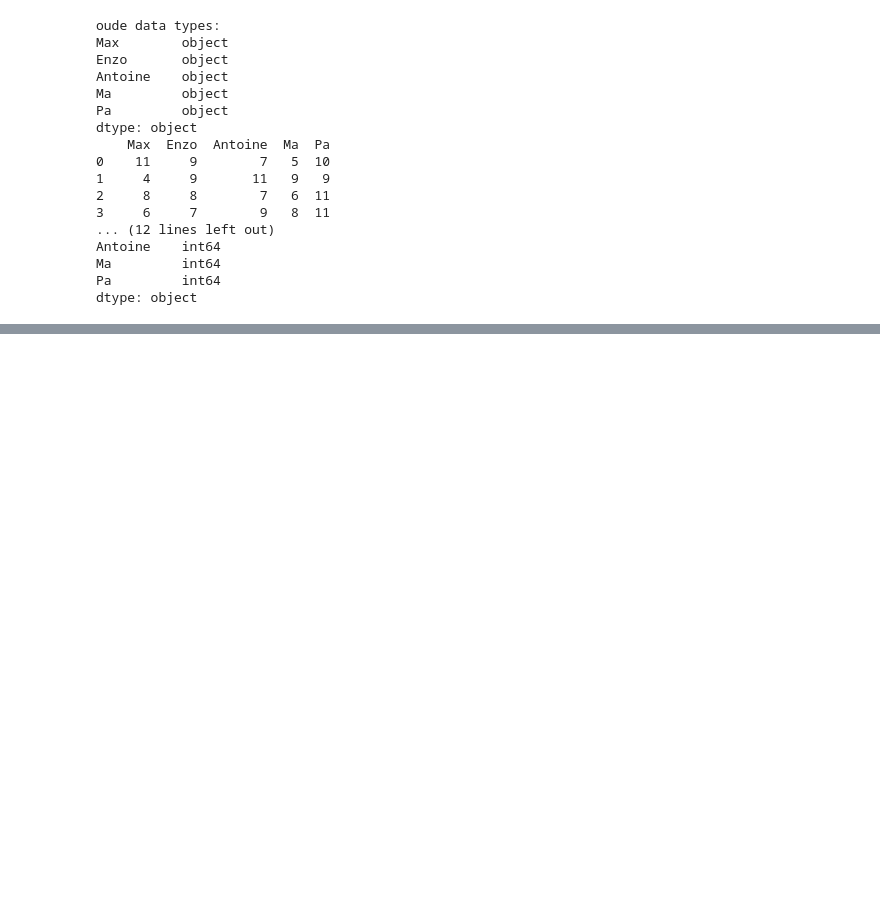
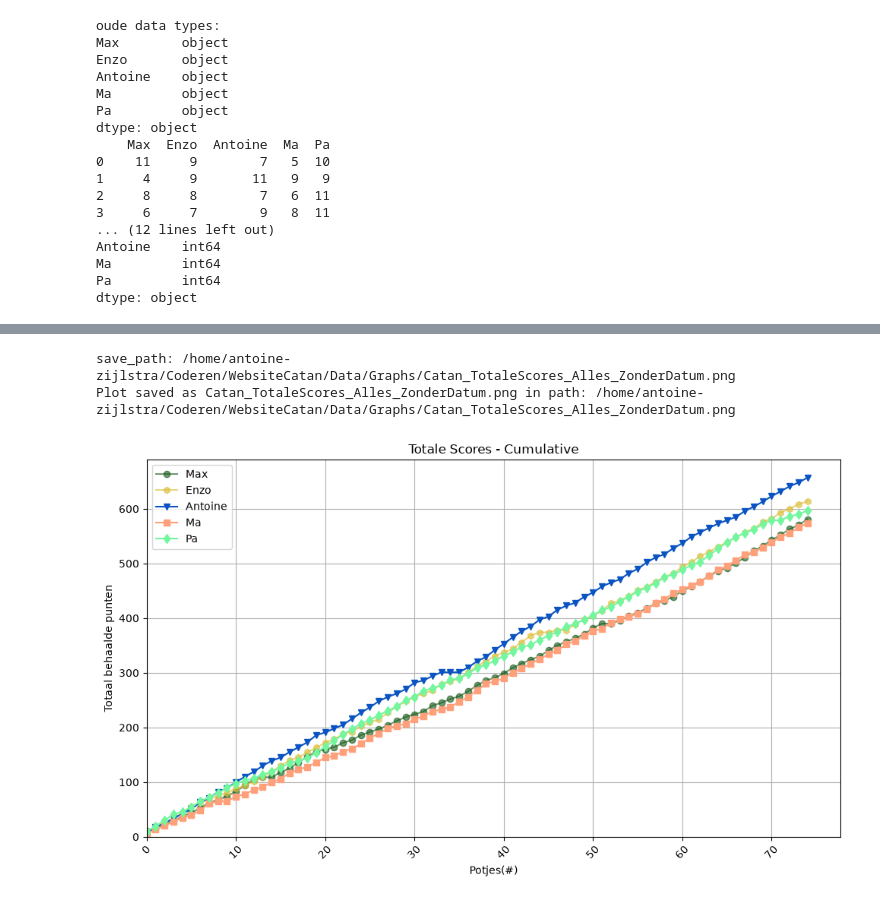
Before and after one commit to BroederZ/WebsiteCatan, a Jupyter notebook: Data/Catan_Data_Verwerking.ipynb, the cells around one changed output, grey strips where cells are left out. Cells and saved outputs as stored; diff of their text form; code cells hidden in the pictures; blank space fills up the shorter version.

```diff
--- a/Data/Catan_Data_Verwerking.ipynb
+++ b/Data/Catan_Data_Verwerking.ipynb
@@ -160,0 +187,37 @@ Plot saved as Catan_TotaleScores_Alles.png in path: /home/antoine-zijlstra/Coder
+# %%
+#Plot all cumulative scores
+plt.figure (figsize=(10, 6))
+for column in data_x0[["Max", "Enzo", "Antoine", "Ma", "Pa"]]:
+   plt.plot(data_x0[column].cumsum(),
+            label=column,
+            color=player_colors[column],
+            marker=player_symbol[column])
+
+
+plt.xlim(xmin=0)
+plt.ylim(ymin=0)
+plt.xlabel("Potjes(#)")#De dagen waarop niet gespeeld weghalen.
+plt.ylabel("Totaal behaalde punten")
+plt.title("Totale Scores - Cumulative")#Andere titel
+
+plt.legend()
+plt.grid(True)
+plt.xticks(rotation=45)#draait de x-as
+plt.tight_layout()
+
+#Save part
+name_graphfile = "Catan_TotaleScores_Alles_ZonderDatum.png" #aanpassen voor elke grafiek; Gelijk zetten aan de titel van de grafiek
+save_path = Path(f"{path_to_folder}/Data/Graphs")
+#save_path.mkdir(exist_ok=True) # To remove the error codes; it makes the map
+
+save_path = save_path / name_graphfile # for checking the path
+print(f"save_path: {save_path}")
+
+plt.savefig(save_path, dpi=300, bbox_inches="tight")
+print(f"Plot saved as {name_graphfile} in path: {save_path}")
+
+plt.show() #FigureCanvassAgg is non-interactive dus word niet getoond.
+# %% [output]
+save_path: /home/antoine-zijlstra/Coderen/WebsiteCatan/Data/Graphs/Catan_TotaleScores_Alles_ZonderDatum.png
+Plot saved as Catan_TotaleScores_Alles_ZonderDatum.png in path: /home/antoine-zijlstra/Coderen/WebsiteCatan/Data/Graphs/Catan_TotaleScores_Alles_ZonderDatum.png
+[figure, added]
```
Also changed, not shown: parts of 15 cells of this notebook, 8 other files.
